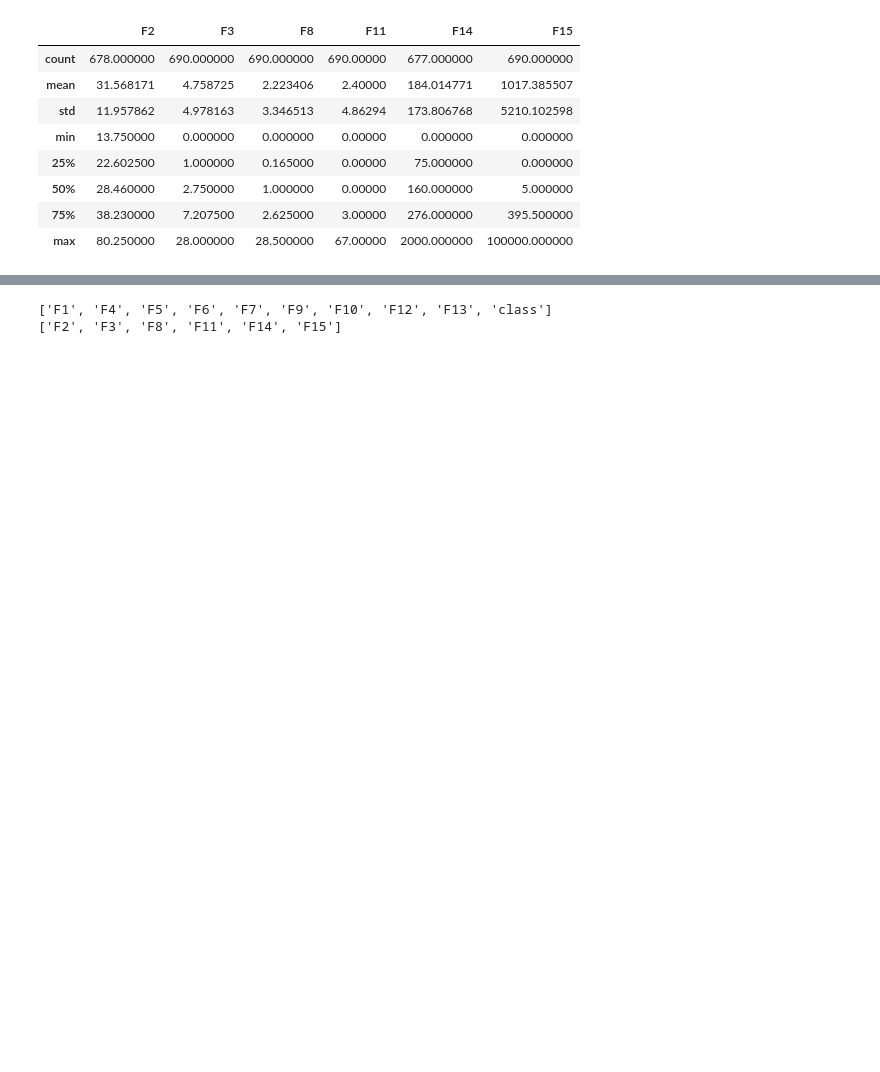
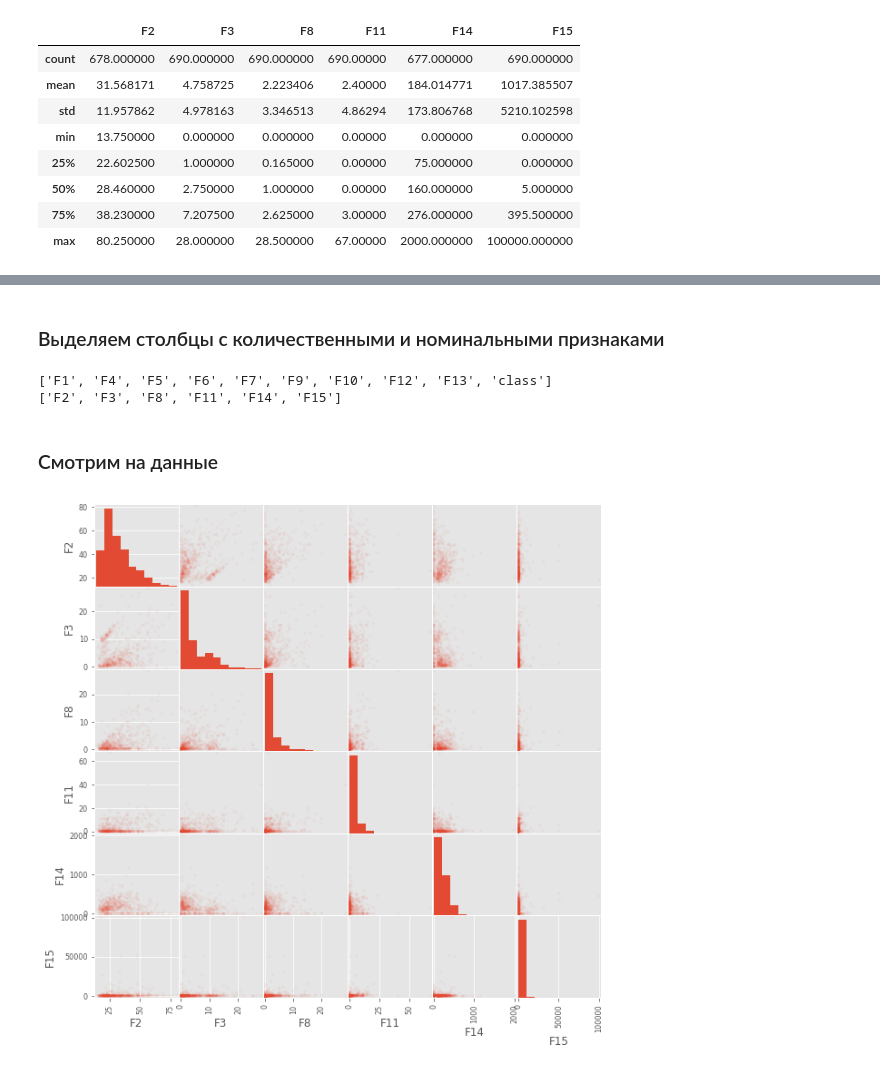
Before and after one commit to subv13/ru_ml_bootcamp, a Jupyter notebook: scoring_tutorial.ipynb, the cells around one changed output, grey strips where cells are left out. Saved outputs shown, nothing was run; the diff lists cells and outputs as text; code cells hidden in the pictures; blank space fills up the shorter version.

```diff
--- a/scoring_tutorial.ipynb
+++ b/scoring_tutorial.ipynb
@@ -32,3 +43,5 @@ data.describe()
+# %% [markdown]
+### Выделяем столбцы с количественными и номинальными признаками
 # %%
 categorical_columns = list(data.select_dtypes(include=['object']).columns)
 numeric_columns = list(data.select_dtypes(exclude=['object']).columns)
@@ -37,3 +50,9 @@ print numeric_columns
 # %% [output]
 ['F1', 'F4', 'F5', 'F6', 'F7', 'F9', 'F10', 'F12', 'F13', 'class']
 ['F2', 'F3', 'F8', 'F11', 'F14', 'F15']
+# %% [markdown]
+### Смотрим на данные
+# %%
+scatter_matrix(data, alpha=0.05, figsize=(10, 10));
+# %% [output]
+[figure, added]
```
Also changed, not shown: parts of 12 cells of this notebook.
